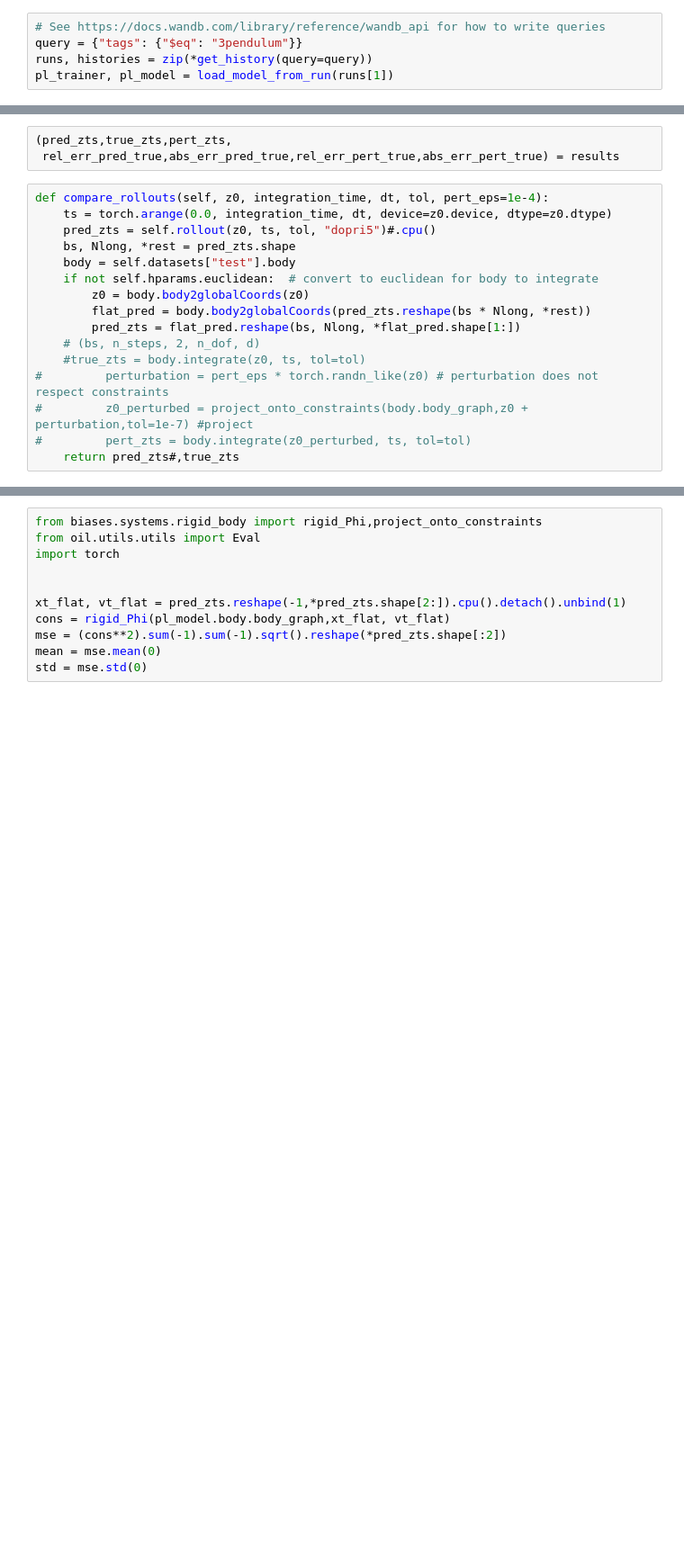
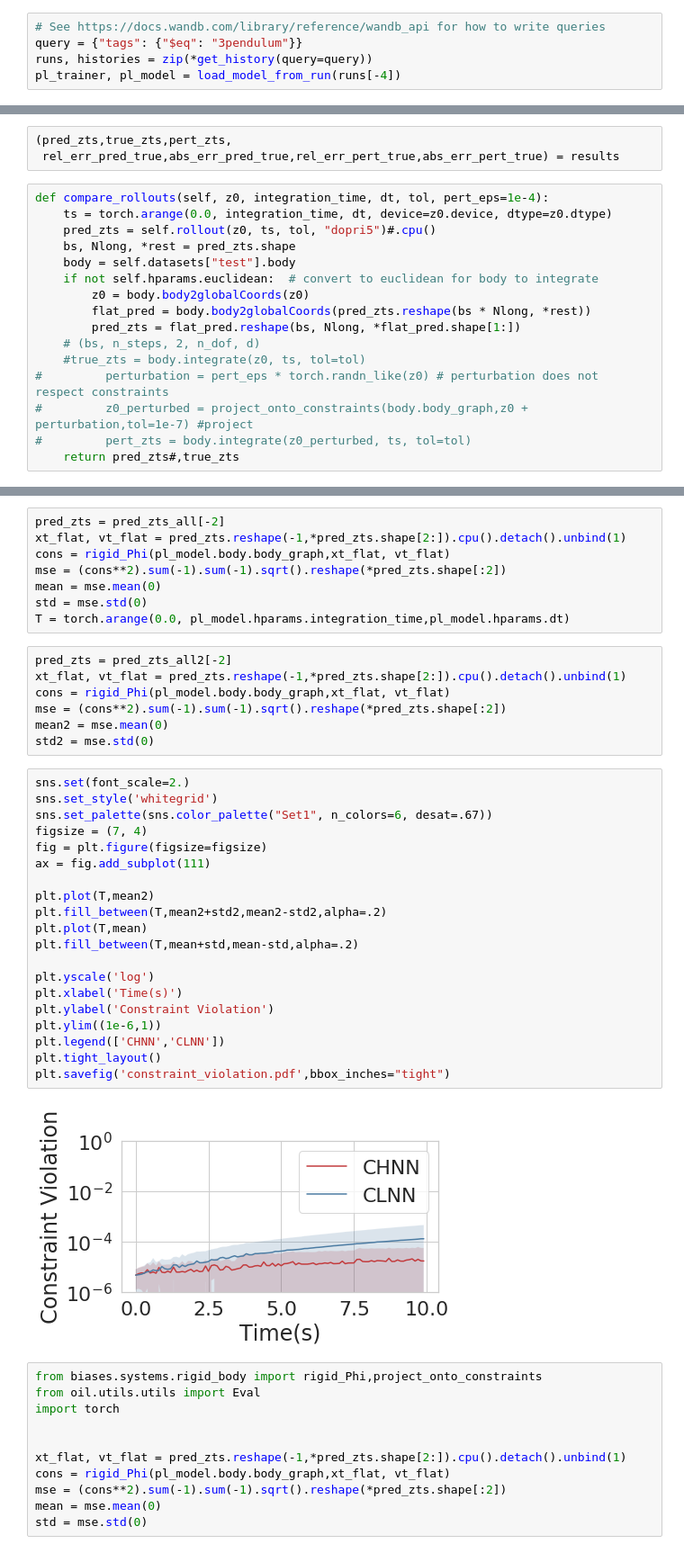
Before and after one commit to mfinzi/constrained-hamiltonian-neural-networks, a Jupyter notebook: pull-wandb.ipynb, the cells around one changed output, grey strips where cells are left out. Shown at 90% size. Drawn from its saved outputs; the diff is of its cells as text; blank space fills up the shorter version.

```diff
--- a/pull-wandb.ipynb
+++ b/pull-wandb.ipynb
@@ -73,5 +79,5 @@ def load_model_from_run(run, save_dir="/tmp"):
 # See https://docs.wandb.com/library/reference/wandb_api for how to write queries
 query = {"tags": {"$eq": "3pendulum"}}
 runs, histories = zip(*get_history(query=query))
-pl_trainer, pl_model = load_model_from_run(runs[1])
+pl_trainer, pl_model = load_model_from_run(runs[-4])
 # %% [output]
@@ -136,3 +189,40 @@ T = torch.arange(0.0, pl_model.hparams.integration_time,pl_model.hparams.dt)
+# %%
+pred_zts = pred_zts_all[-2]
+xt_flat, vt_flat = pred_zts.reshape(-1,*pred_zts.shape[2:]).cpu().detach().unbind(1)
+cons = rigid_Phi(pl_model.body.body_graph,xt_flat, vt_flat)
+mse = (cons**2).sum(-1).sum(-1).sqrt().reshape(*pred_zts.shape[:2])
+mean = mse.mean(0)
+std = mse.std(0)
+T = torch.arange(0.0, pl_model.hparams.integration_time,pl_model.hparams.dt)
+# %%
+pred_zts = pred_zts_all2[-2]
+xt_flat, vt_flat = pred_zts.reshape(-1,*pred_zts.shape[2:]).cpu().detach().unbind(1)
+cons = rigid_Phi(pl_model.body.body_graph,xt_flat, vt_flat)
+mse = (cons**2).sum(-1).sum(-1).sqrt().reshape(*pred_zts.shape[:2])
+mean2 = mse.mean(0)
+std2 = mse.std(0)
+# %%
+sns.set(font_scale=2.)
+sns.set_style('whitegrid')
+sns.set_palette(sns.color_palette("Set1", n_colors=6, desat=.67))
+figsize = (7, 4)
+fig = plt.figure(figsize=figsize)
+ax = fig.add_subplot(111)
+
+plt.plot(T,mean2)
+plt.fill_between(T,mean2+std2,mean2-std2,alpha=.2)
+plt.plot(T,mean)
+plt.fill_between(T,mean+std,mean-std,alpha=.2)
+
+plt.yscale('log')
+plt.xlabel('Time(s)')
+plt.ylabel('Constraint Violation')
+plt.ylim((1e-6,1))
+plt.legend(['CHNN','CLNN'])
+plt.tight_layout()
+plt.savefig('constraint_violation.pdf',bbox_inches="tight")
+# %% [output]
+[figure, added]
 # %%
 from biases.systems.rigid_body import rigid_Phi,project_onto_constraints
 from oil.utils.utils import Eval
```
Also changed, not shown: parts of 12 cells of this notebook, 10 other files.
